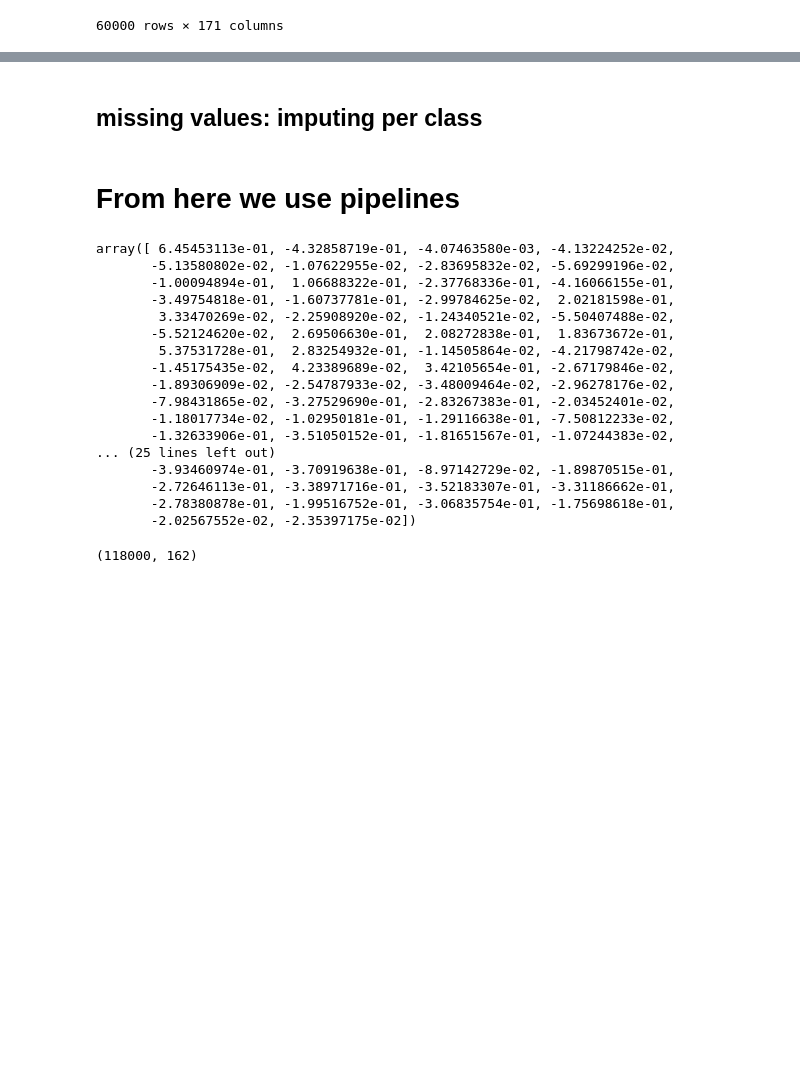
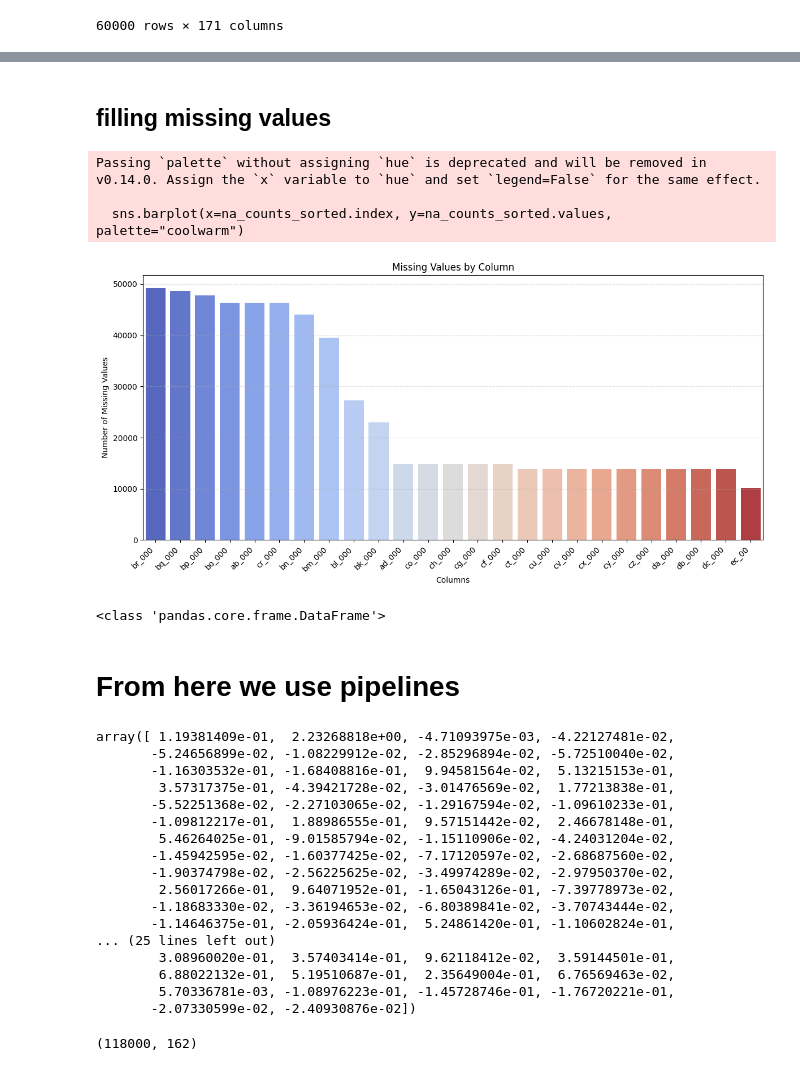
Before and after one commit to vougioukakis/scania-trucks-failure-prediction, a Jupyter notebook: code.ipynb, the cells around one changed output, grey strips where cells are left out. Saved outputs shown, nothing was run; the diff lists cells and outputs as text; code cells hidden in the pictures; blank space fills up the shorter version.

```diff
--- a/code.ipynb
+++ b/code.ipynb
@@ -90,2 +223,2 @@ test_data['class'] = test_data['class'].map({'neg': 0, 'pos': 1})
 # %% [markdown]
-## missing values: imputing per class
+## filling missing values
@@ -132,2 +231,41 @@ train_data.to_csv('out.csv', index=False)
+# %%
+# replace 'na' with np.nan float
+x_train.replace('na', np.nan, inplace=True)
+x_test.replace('na', np.nan, inplace=True)
+# %%
+import matplotlib.pyplot as plt
+import seaborn as sns
+
+na_counts = x_train.isna().sum()
+
+# drop the features that have too many NA values (more than 35,000)
+bad_features = na_counts[na_counts > 35000].index
+x_train = x_train.drop(columns=bad_features)
+x_test = x_test.drop(columns=bad_features)
+
+# filter for features with more than 10,000 missing values
+na_counts_filtered = na_counts[na_counts > 10000]
+
+#Sort the features by the number of missing values in ascending order
+na_counts_sorted = na_counts_filtered.sort_values(ascending=False)
+
+plt.figure(figsize=(12, 6))
+sns.barplot(x=na_counts_sorted.index, y=na_counts_sorted.values, palette="coolwarm");
+plt.title('Missing Values by Column')
+plt.xlabel('Columns')
+plt.ylabel('Number of Missing Values')
+plt.xticks(rotation=45, ha='right', fontsize=10)
+plt.yticks(fontsize=10)
+plt.grid(axis='y', linestyle='--', alpha=0.4)
+plt.tight_layout()
+plt.show()
+
+# save the column names
+column_names = x_train.columns
+# %% [output]
+Passing `palette` without assigning `hue` is deprecated and will be removed in v0.14.0. Assign the `x` variable to `hue` and set `legend=False` for the same effect.
+
+  sns.barplot(x=na_counts_sorted.index, y=na_counts_sorted.values, palette="coolwarm")
+[figure, added]
 # %%
 import pipelines as pipe
@@ -140,30 +272,34 @@ y_test = test_data['class'].astype(int)
+# %%
+print(type(x_train))
+# %% [output]
+<class 'pandas.core.frame.DataFrame'>
 # %% [markdown]
 # From here we use pipelines
 # %%
 x_train, x_test, y_train, y_test = pipe.pipeline(x_train, x_test, y_train, y_test,
                                                 scaler='standard',
-                                                imputer='pass',
+                                                imputer='median',
                                                 oversampling='random',
                                                 VIF='no')
 x_train[0]
 # %% [output]
-array([ 6.45453113e-01, -4.32858719e-01, -4.07463580e-03, -4.13224252e-02,
-       -5.13580802e-02, -1.07622955e-02, -2.83695832e-02, -5.69299196e-02,
-       -1.00094894e-01,  1.06688322e-01, -2.37768336e-01, -4.16066155e-01,
-       -3.49754818e-01, -1.60737781e-01, -2.99784625e-02,  2.02181598e-01,
-        3.33470269e-02, -2.25908920e-02, -1.24340521e-02, -5.50407488e-02,
-       -5.52124620e-02,  2.69506630e-01,  2.08272838e-01,  1.83673672e-01,
-        5.37531728e-01,  2.83254932e-01, -1.14505864e-02, -4.21798742e-02,
-       -1.45175435e-02,  4.23389689e-02,  3.42105654e-01, -2.67179846e-02,
-       -1.89306909e-02, -2.54787933e-02, -3.48009464e-02, -2.96278176e-02,
-       -7.98431865e-02, -3.27529690e-01, -2.83267383e-01, -2.03452401e-02,
-       -1.18017734e-02, -1.02950181e-01, -1.29116638e-01, -7.50812233e-02,
-       -1.32633906e-01, -3.51050152e-01, -1.81651567e-01, -1.07244383e-02,
+array([ 1.19381409e-01,  2.23268818e+00, -4.71093975e-03, -4.22127481e-02,
+       -5.24656899e-02, -1.08229912e-02, -2.85296894e-02, -5.72510040e-02,
+       -1.16303532e-01, -1.68408816e-01,  9.94581564e-02,  5.13215153e-01,
+        3.57317375e-01, -4.39421728e-02, -3.01476569e-02,  1.77213838e-01,
+       -5.52251368e-02, -2.27103065e-02, -1.29167594e-02, -1.09610233e-01,
+       -1.09812217e-01,  1.88986555e-01,  9.57151442e-02,  2.46678148e-01,
+        5.46264025e-01, -9.01585794e-02, -1.15110906e-02, -4.24031204e-02,
+       -1.45942595e-02, -1.60377425e-02, -7.17120597e-02, -2.68687560e-02,
+       -1.90374798e-02, -2.56225625e-02, -3.49974289e-02, -2.97950370e-02,
+        2.56017266e-01,  9.64071952e-01, -1.65043126e-01, -7.39778973e-02,
+       -1.18683330e-02, -3.36194653e-02, -6.80389841e-02, -3.70743444e-02,
+       -1.14646375e-01, -2.05936424e-01,  5.24861420e-01, -1.10602824e-01,
 ... (25 lines left out)
-       -3.93460974e-01, -3.70919638e-01, -8.97142729e-02, -1.89870515e-01,
-       -2.72646113e-01, -3.38971716e-01, -3.52183307e-01, -3.31186662e-01,
-       -2.78380878e-01, -1.99516752e-01, -3.06835754e-01, -1.75698618e-01,
-       -2.02567552e-02, -2.35397175e-02])
+        3.08960020e-01,  3.57403414e-01,  9.62118412e-02,  3.59144501e-01,
+        6.88022132e-01,  5.19510687e-01,  2.35649004e-01,  6.76569463e-02,
+        5.70336781e-03, -1.08976223e-01, -1.45728746e-01, -1.76720221e-01,
+       -2.07330599e-02, -2.40930876e-02])
 # %%
 x_train.shape
 # %% [output]
```
Also changed, not shown: parts of 39 cells of this notebook, 1 other file.
